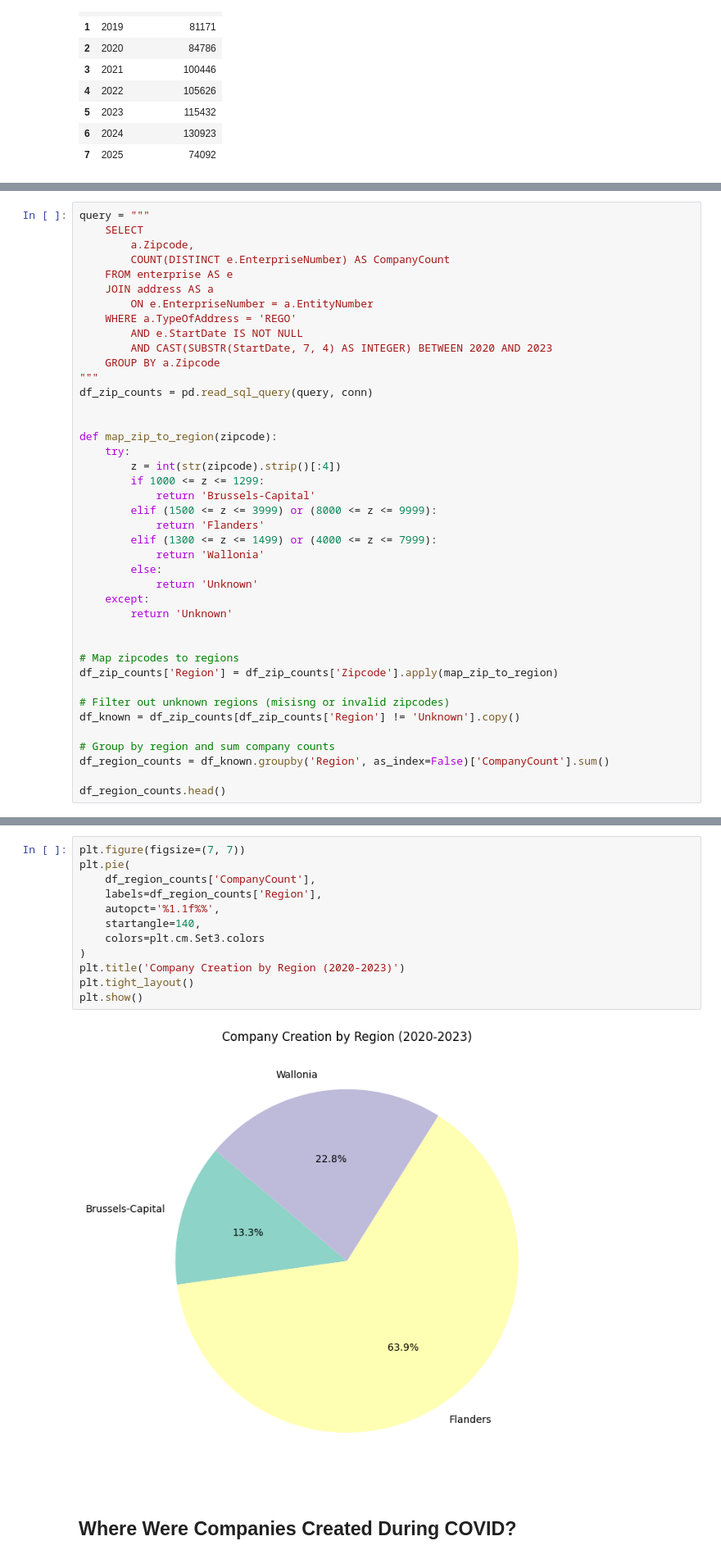
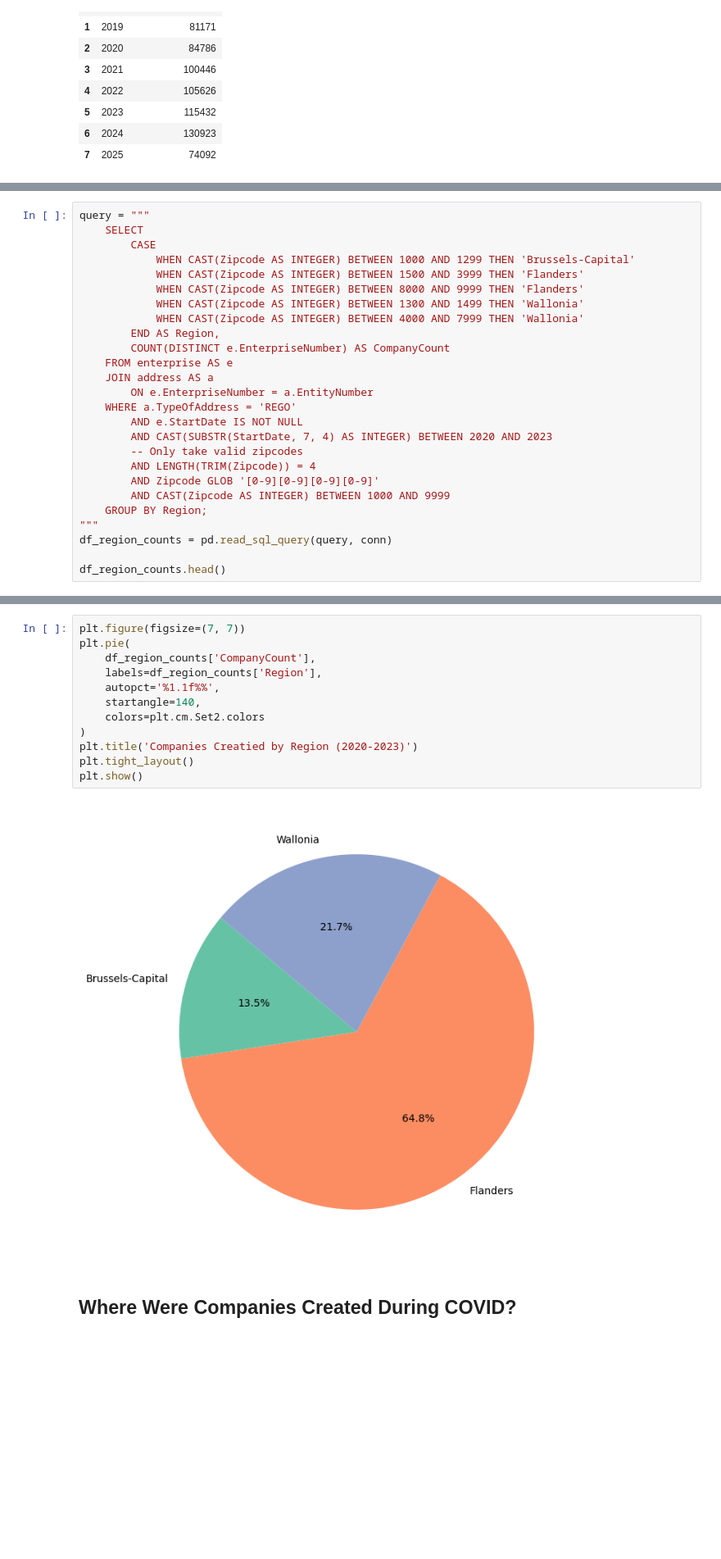
Before and after one commit to albertopd/challenge-data-analysis-sql, a Jupyter notebook: covid-data-analysis.ipynb, the cells around one changed output, grey strips where cells are left out. Shown: that part at 82% size. Cells and saved outputs as stored; diff of their text form; blank space fills up the shorter version.

Commit message:
Moved python code to SQL for regional distribution query. Updated slidedecks

```diff
--- a/covid-data-analysis.ipynb
+++ b/covid-data-analysis.ipynb
@@ -60,7 +60,13 @@ plt.show()
 # %%
 query = """
     SELECT
-        a.Zipcode,
+        CASE
+            WHEN CAST(Zipcode AS INTEGER) BETWEEN 1000 AND 1299 THEN 'Brussels-Capital'
+            WHEN CAST(Zipcode AS INTEGER) BETWEEN 1500 AND 3999 THEN 'Flanders'
+            WHEN CAST(Zipcode AS INTEGER) BETWEEN 8000 AND 9999 THEN 'Flanders'
+            WHEN CAST(Zipcode AS INTEGER) BETWEEN 1300 AND 1499 THEN 'Wallonia'
+            WHEN CAST(Zipcode AS INTEGER) BETWEEN 4000 AND 7999 THEN 'Wallonia'
+        END AS Region,
         COUNT(DISTINCT e.EnterpriseNumber) AS CompanyCount
     FROM enterprise AS e
     JOIN address AS a
@@ -68,34 +74,13 @@ query = """
     WHERE a.TypeOfAddress = 'REGO'
         AND e.StartDate IS NOT NULL
         AND CAST(SUBSTR(StartDate, 7, 4) AS INTEGER) BETWEEN 2020 AND 2023
-    GROUP BY a.Zipcode
+        -- Only take valid zipcodes
+        AND LENGTH(TRIM(Zipcode)) = 4
+        AND Zipcode GLOB '[0-9][0-9][0-9][0-9]'
+        AND CAST(Zipcode AS INTEGER) BETWEEN 1000 AND 9999
+    GROUP BY Region;
 """
-df_zip_counts = pd.read_sql_query(query, conn)
-
-
-def map_zip_to_region(zipcode):
-    try:
-        z = int(str(zipcode).strip()[:4])
-        if 1000 <= z <= 1299:
-            return 'Brussels-Capital'
-        elif (1500 <= z <= 3999) or (8000 <= z <= 9999):
-            return 'Flanders'
-        elif (1300 <= z <= 1499) or (4000 <= z <= 7999):
-            return 'Wallonia'
-        else:
-            return 'Unknown'
-    except:
-        return 'Unknown'
-
-
-# Map zipcodes to regions
-df_zip_counts['Region'] = df_zip_counts['Zipcode'].apply(map_zip_to_region)
-
-# Filter out unknown regions (misisng or invalid zipcodes)
-df_known = df_zip_counts[df_zip_counts['Region'] != 'Unknown'].copy()
-
-# Group by region and sum company counts
-df_region_counts = df_known.groupby('Region', as_index=False)['CompanyCount'].sum()
+df_region_counts = pd.read_sql_query(query, conn)
 
 df_region_counts.head()
 # %% [output]
@@ -106,17 +91,17 @@ df_region_counts.head()
 # %%
 plt.figure(figsize=(7, 7))
 plt.pie(
     df_region_counts['CompanyCount'],
     labels=df_region_counts['Region'],
     autopct='%1.1f%%',
     startangle=140,
-    colors=plt.cm.Set3.colors
+    colors=plt.cm.Set2.colors
 )
-plt.title('Company Creation by Region (2020-2023)')
+plt.title('Companies Creatied by Region (2020-2023)')
 plt.tight_layout()
 plt.show()
 # %% [output]
-[figure, old version]
+[figure, new version]
 # %% [markdown]
 ## Where Were Companies Created During COVID?
 # %%
```
Also changed, not shown: parts of 2 cells of this notebook, 2 other files.
